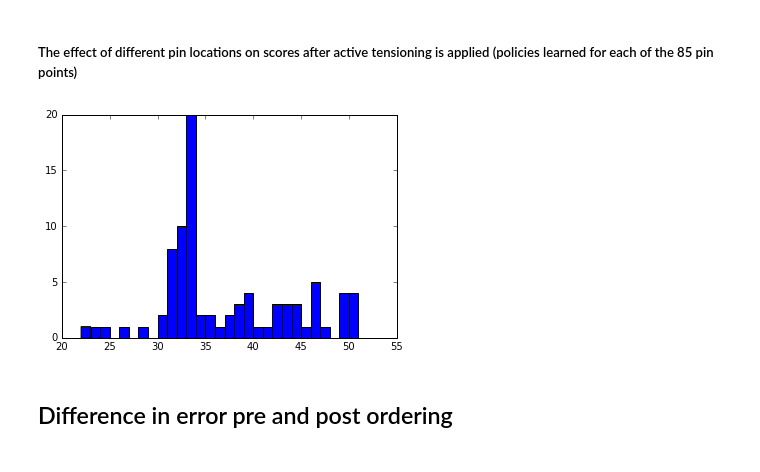
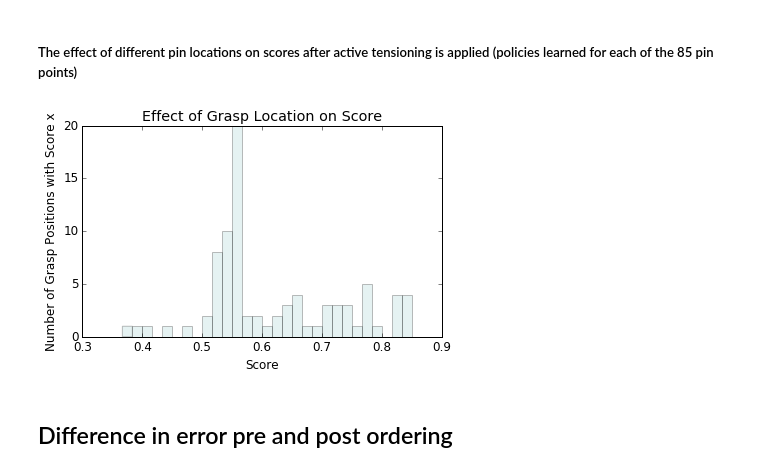
Before and after one commit to BerkeleyAutomation/cloth_simulation, a Jupyter notebook: Figures.ipynb, the cells around one changed output. Saved outputs shown, nothing was run; the diff lists cells and outputs as text; code cells hidden in the pictures.

```diff
--- a/Figures.ipynb
+++ b/Figures.ipynb
@@ -14,6 +14,7 @@ import pandas as pd
 from scipy import stats
 from sympy import latex
 from pandas import DataFrame
+from matplotlib import font_manager, rcParams
 from registration import *
 from shapecloth import *
 from cloth import *
@@ -22,6 +23,13 @@ from pattern_designer import *
 dir_figs = './figures/'
 dir_pts  = './pt_files/'
 dir_data = './sim_files/'
+
+rcParams.update({'figure.autolayout': True})
+rcParams.update({'font.size': 12})
+fprop = font_manager.FontProperties(fname='/Library/Fonts/Microsoft/Gill Sans MT.ttf')
+
+colors = ['#00ff99','#0099ff','#ffcc00','#ff5050','#9900cc','#5050ff','#99cccc','#0de4f6']
+markers = ['s-', 'o-', '^-', 'v-', 'x-', 'h-']
 # %% [markdown]
 ## Shapes
 # %% [markdown]
@@ -29,7 +37,7 @@ dir_data = './sim_files/'
 # %%
 def vis_shape(corners, points, filename, savefig=True):
     trajectory = np.asarray(get_trajectory(corners, pts, True))
-    plt.plot(trajectory[:,0], trajectory[:,1] , 'b-', alpha=1.0)
+    plt.plot(trajectory[:,0], trajectory[:,1] , color=colors[1], alpha=1.0)
     plt.axis('equal')
     frame = plt.gca()
     frame.axes.get_xaxis().set_visible(False)
@@ -182,6 +273,27 @@ plt.savefig(dir_figs+'avg_scores_bar'+'.svg', format='svg', facecolor='w', edgec
 # Noise Experiment
 # %% [markdown]
 ##### The effect of noise for 1) open loop cutting, 2) cutting with passive grasping, 3a) cutting with active tensioning (policy 1), and 3b) cutting with active tensioning (policy 2)
+# %%
+totalpts = 40.0
+scores = []
+errors = []
+filename = 'noise_exp'
+filenames = ['nograb', 'nopolicy', 'data1', 'data2']
+
+for f in filenames:
+    filepath = dir_data + filename + '/' + f + '.p'
+    d = pickle.load(open(filepath, "rb"))
+    scores.append(np.mean([x / (totalpts) for x in data]))
+    errors.append(2*stats.sem([x / (totalpts) for x in data]))
+
+plt.bar(sorted(d.keys()), n_scores, yerr=n_errors, align='center', alpha=0.25, color=colors[6], ecolor=colors[6])
+plt.xlim((-4500, 500))
+plt.ylim((0,1.0))
+plt.xlabel('Noise')
+plt.ylabel('Average Score')
+plt.title('Effect of Noise on Score: %s' %(f))
+plt.savefig(dir_figs+filename+f+'_bar'+'.svg', format='svg', facecolor='w', edgecolor='w')
+plt.show()
 # %% [markdown]
 # Pin Experiment
 # %% [markdown]
@@ -189,14 +301,17 @@ plt.savefig(dir_figs+'avg_scores_bar'+'.svg', format='svg', facecolor='w', edgec
 # %%
 totalpts = 60.0
 filename = 'pin_exp'
 filepath = dir_data + filename
 d = pickle.load(open(filepath+'/data.p', "rb"))
-plt.hist(d, bins=(max(d)-min(d)))
-plt.xlabel('Average Score')
-plt.title('Average Scores Across 21 Shapes')
+plt.hist([x / (totalpts) for x in d], bins=(max(d)-min(d)), alpha=0.25, color=colors[6])
+plt.xlabel('Score')
+plt.ylabel('Number of Grasp Positions with Score x')
+plt.title('Effect of Grasp Location on Score')
+
+plt.savefig(dir_figs+filename+'.svg', format='svg', facecolor='w', edgecolor='w')
 plt.show()
 # %% [output]
-[figure, old version]
+[figure, new version]
 # %% [markdown]
 ## Difference in error pre and post ordering
 # %% [markdown]
```
Also changed, not shown: parts of 7 cells of this notebook, 21 other files.
